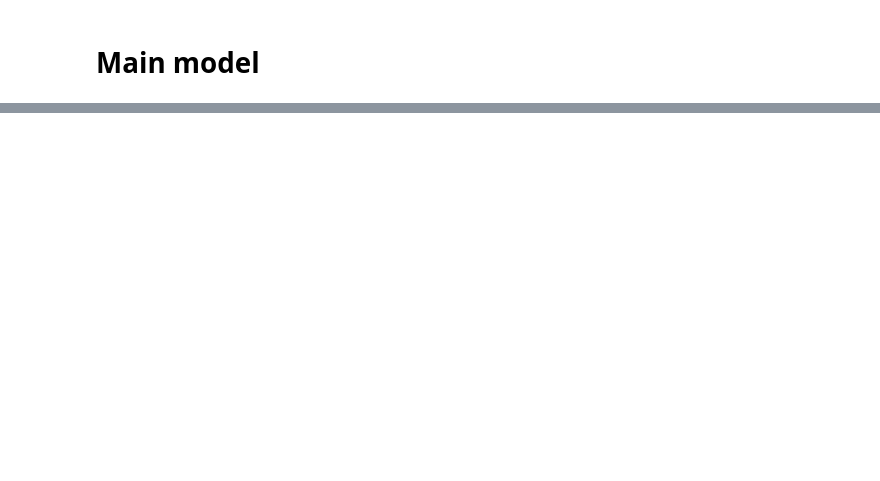
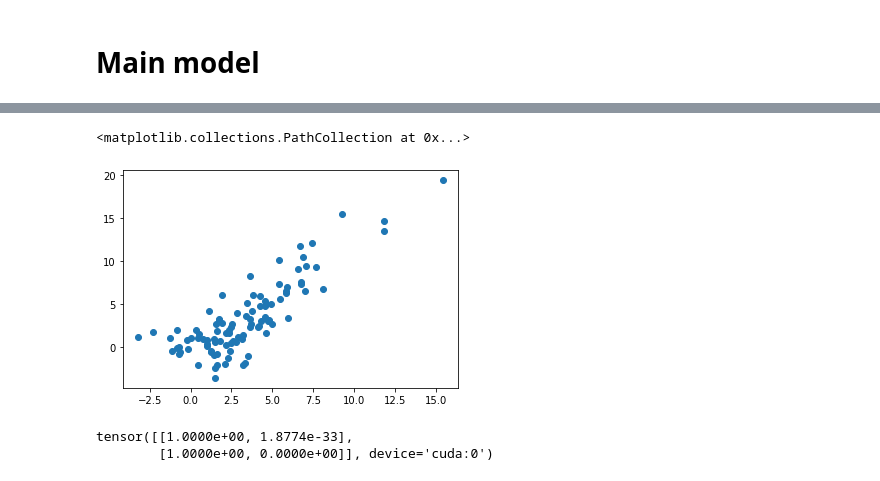
Before and after one commit to mfirgo/nn-nlp-2022-project, a Jupyter notebook: models/hmm_with_nf/hmm_with_nf_development.ipynb, the cells around one changed output, grey strips where cells are left out. Cells and saved outputs as stored; diff of their text form; code cells hidden in the pictures; blank space fills up the shorter version.

```diff
--- a/models/hmm_with_nf/hmm_with_nf_development.ipynb
+++ b/models/hmm_with_nf/hmm_with_nf_development.ipynb
@@ -744,24 +735,29 @@ def nf_step(model, x, T, optimizer, scheduler):
     loss.backward()
     optimizer.step()
     scheduler.step()
+    return loss.item()
 # %%
 from torch.utils.data import DataLoader
+from tqdm import tqdm
 
 def train_MainModel(model, dataset, batch_size, epochs, optimizer, scheduler):
     model.train()
     dataloader = DataLoader(dataset,batch_size=batch_size)
 
-    for epoch in range(epochs):
+    for epoch in tqdm(range(epochs)):
         turn = epoch % 2
         # turn = - turn + 1
 
         for batch, x in enumerate(dataloader):
             loc_batch_size = x.shape[0]
-            T = torch.ones([batch_size,1], dtype=torch.int64)*my_dataset.sequence_length
+            T = torch.ones([batch_size,1], dtype=torch.int64, device=device)*my_dataset.sequence_length
             if turn==1:
                 hmm_step(model.hmm, x, T)
             else:
-                nf_step(model, x, T, optimizer, scheduler)
+                loss = nf_step(model, x, T, optimizer, scheduler)
             turn = - turn + 1
+
+        if epoch % 6 == 1:
+            print(loss)
 # %%
 block = [CouplingFlow, ReverseFlow]
@@ -775 +775,13 @@ train_MainModel(main_model,my_dataset,5,10,flow_optimizer,flow_scheduler)
+# %%
+x, states = main_model.hmm.sample(100)
+# %%
+plt.scatter(x[:,0].detach().cpu().numpy(), x[:,1].detach().cpu().numpy())
+# %% [output]
+<matplotlib.collections.PathCollection at 0x...>
+[figure, added]
+# %%
+main_model.hmm.transition_model.normalized_transition_matrix()
+# %% [output]
+tensor([[1.0000e+00, 1.8774e-33],
+        [1.0000e+00, 0.0000e+00]], device='cuda:0')
 # %%
```
Also changed, not shown: parts of 8 cells of this notebook.
